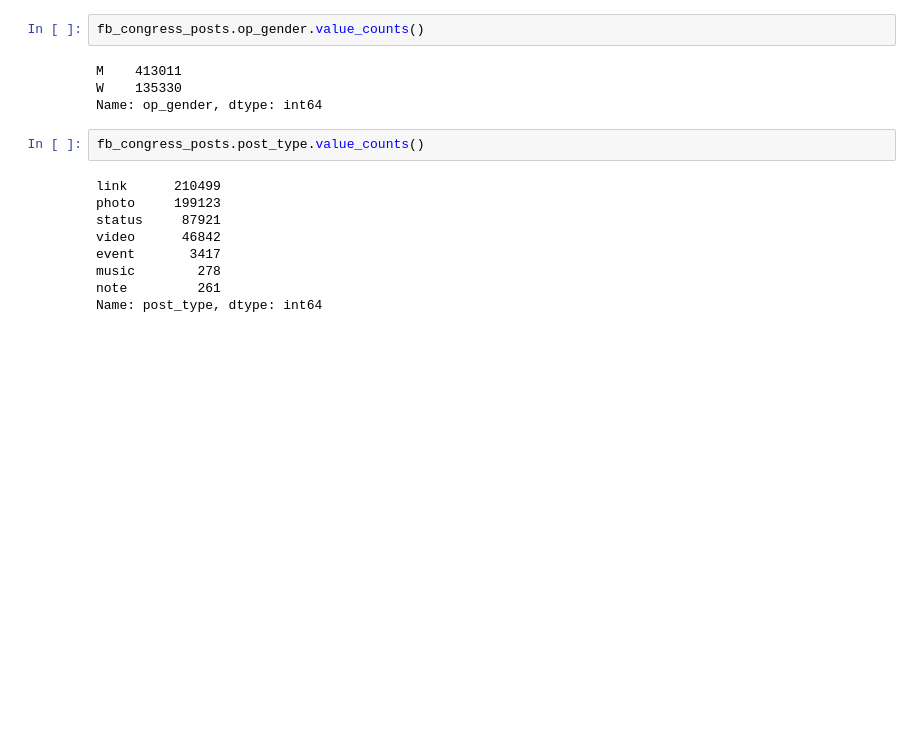
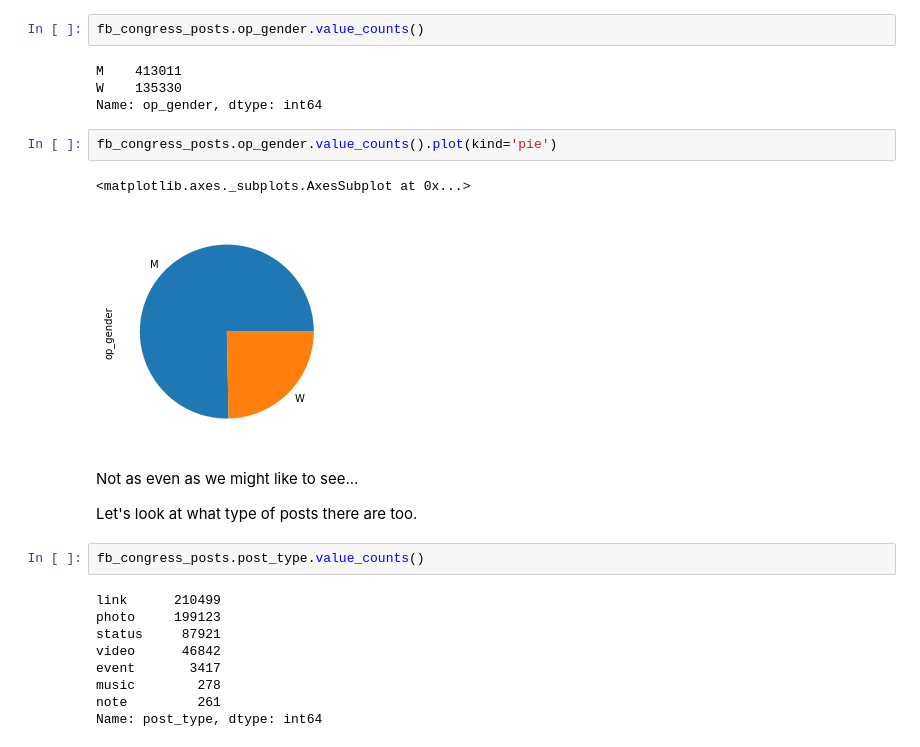
Before and after one commit to Data-Science-for-Linguists-2019/Gendered-Interaction-Online, a Jupyter notebook: exploratory_data_analysis/exploring_dataset.ipynb, the cells around one changed output. Cells and saved outputs as stored; diff of their text form; blank space fills up the shorter version.

```diff
--- a/exploratory_data_analysis/exploring_dataset.ipynb
+++ b/exploratory_data_analysis/exploring_dataset.ipynb
@@ -120,6 +120,15 @@ fb_congress_posts.op_gender.value_counts()
 M    413011
 W    135330
 Name: op_gender, dtype: int64
+# %%
+fb_congress_posts.op_gender.value_counts().plot(kind='pie')
+# %% [output]
+<matplotlib.axes._subplots.AxesSubplot at 0x...>
+[figure, added]
+# %% [markdown]
+Not as even as we might like to see...
+
+Let's look at what type of posts there are too.
 # %%
 fb_congress_posts.post_type.value_counts()
 # %% [output]
```
Also changed, not shown: parts of 33 cells of this notebook.
